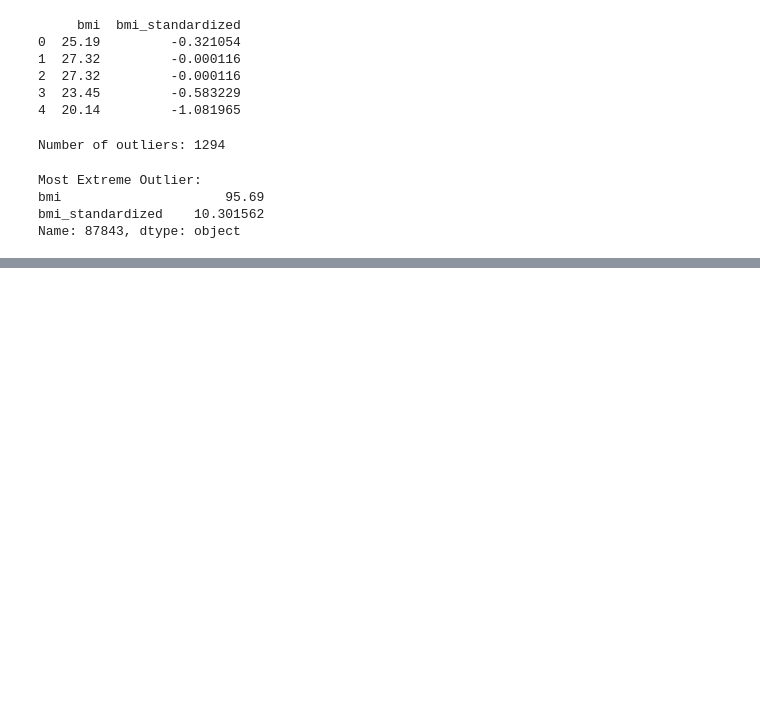
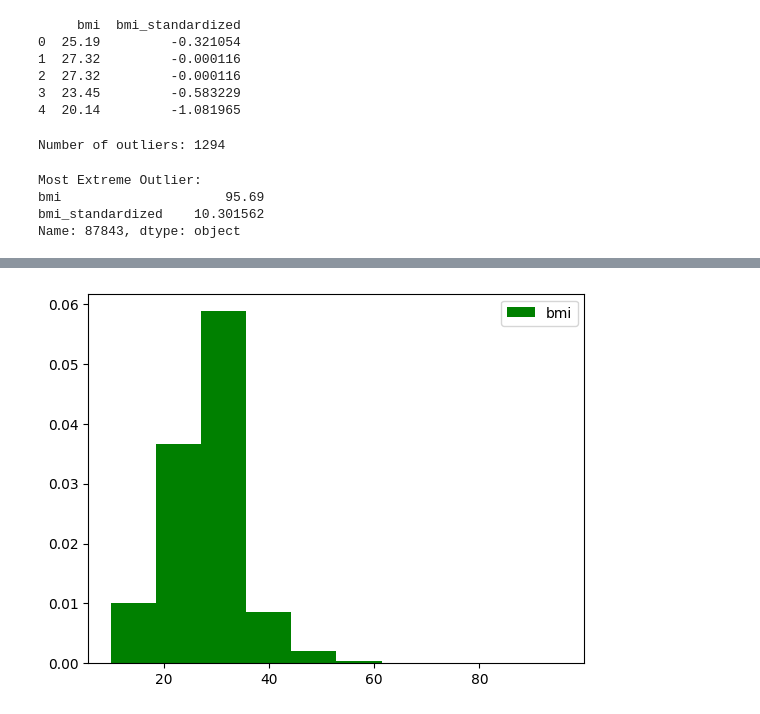
Before and after one commit to diablo010/Diabetes-Prediction, a Jupyter notebook: diabetes.ipynb, the cells around one changed output, grey strips where cells are left out. Drawn from its saved outputs; the diff is of its cells as text; code cells hidden in the pictures; blank space fills up the shorter version.

```diff
--- a/diabetes.ipynb
+++ b/diabetes.ipynb
@@ -233,0 +332,9 @@ Name: 87843, dtype: object
+# %%
+plt.hist(df1['bmi'],
+         density = True,
+         color = 'green',
+         label = "bmi")
+plt.legend()
+plt.show()
+# %% [output]
+[figure, added]
```
Also changed, not shown: parts of 7 cells of this notebook.
